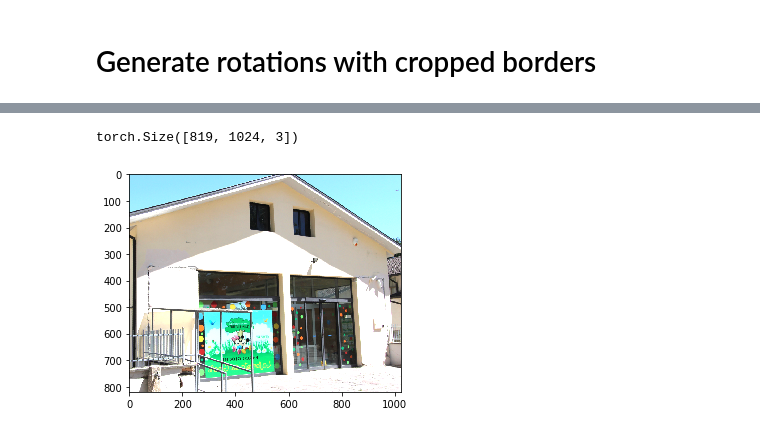
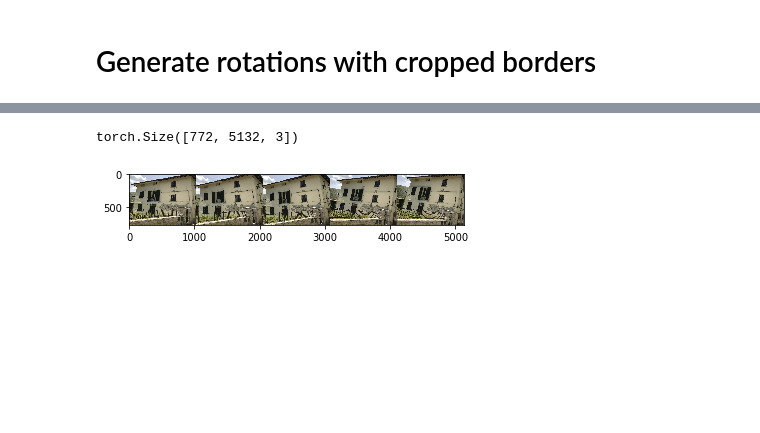
Before and after one commit to gregunz/FacadeParsing, a Jupyter notebook: nb03_data_augmentation.ipynb, the cells around one changed output, grey strips where cells are left out. Saved outputs shown, nothing was run; the diff lists cells and outputs as text; code cells hidden in the pictures; blank space fills up the shorter version.

```diff
--- a/nb03_data_augmentation.ipynb
+++ b/nb03_data_augmentation.ipynb
@@ -193,8 +187,8 @@ def load_sample(img_idx, rot_idx):
-# %%
-show_img(load_sample(random.randint(0, num_images-1),random.randint(0, num_rotations-1))[0])
-# %% [output]
-torch.Size([819, 1024, 3])
-[figure, removed]
+# %%
+show_img(make_grid([load_sample(200,i)[0] for i in range(5)]))
+# %% [output]
+torch.Size([772, 5132, 3])
+[figure, added]
 # %%
 def random_crop(img, lbl, crop_size=patch_size):
     assert type(img) is torch.Tensor
```
Also changed, not shown: parts of 18 cells of this notebook, 13 other files.
